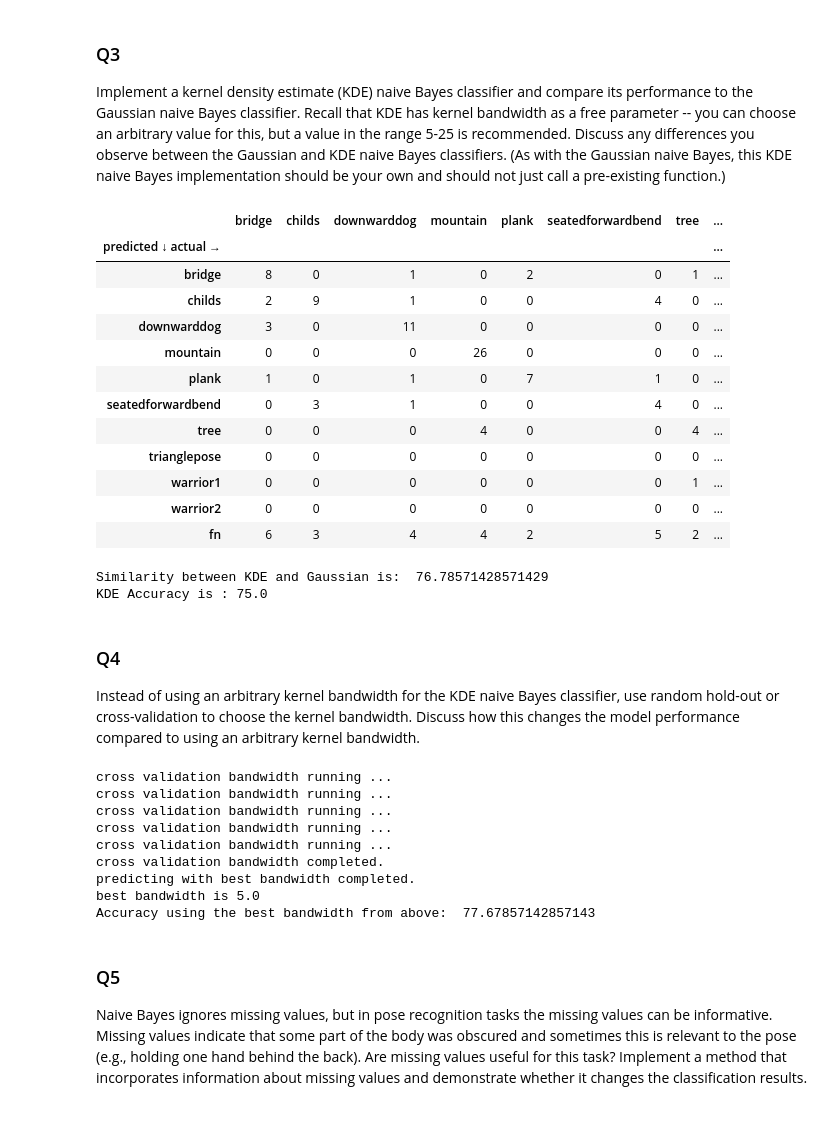
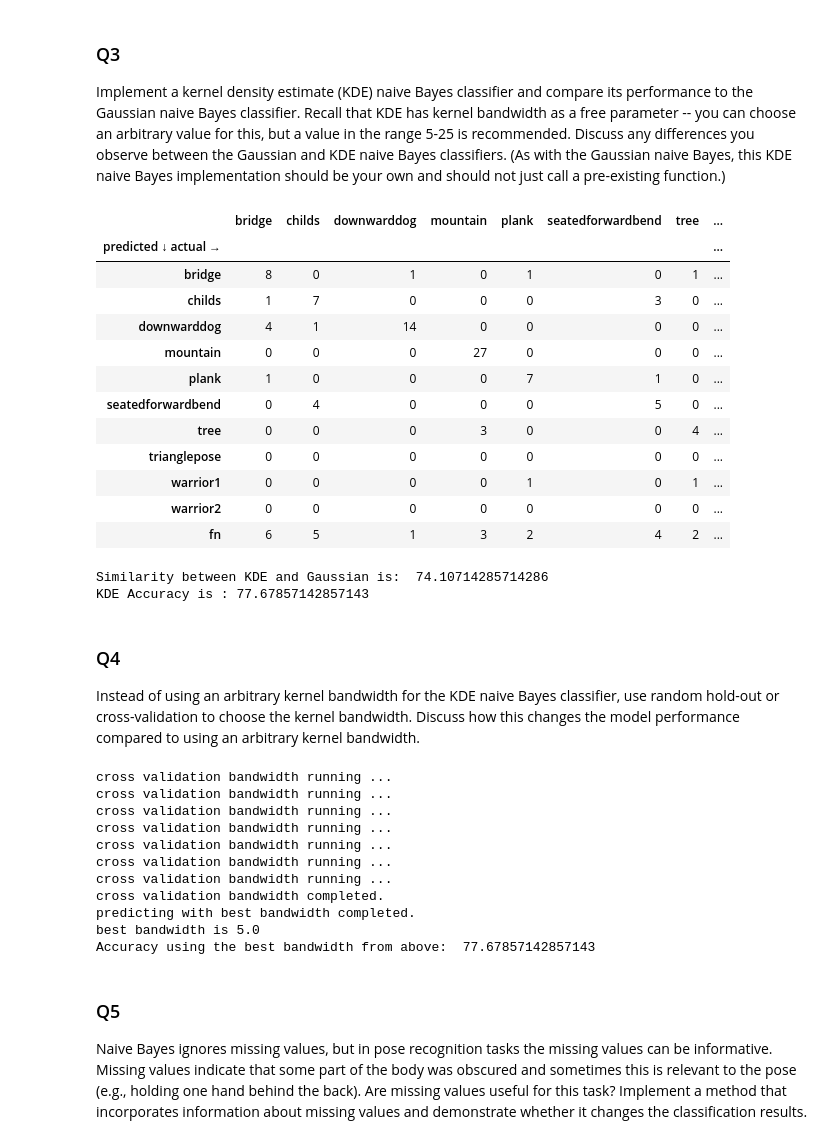
Before and after one commit to pbudiman/GaussianNaiveBayes, a Jupyter notebook: COMP30027_2021_assignment1_template.ipynb, the cells around one changed output. Saved outputs shown, nothing was run; the diff lists cells and outputs as text; code cells hidden in the pictures.

```diff
--- a/COMP30027_2021_assignment1_template.ipynb
+++ b/COMP30027_2021_assignment1_template.ipynb
@@ -452,47 +452,47 @@ def predict_kde(bandwidth,test_attr_vals_q3,class_dict):
         predicted_classes.append(max_prob_class)
 
     return predicted_classes
 
 def kde_vs_gaussian(predicted_kde, predicted_gaussian):
     same = 0
     for i in range(len(predicted_kde)):
         if (predicted_kde[i] == predicted_gaussian[i]):
             same += 1
     return (same/len(predicted_kde))*100
 
 test_attr_vals_q3=[]
 test_actual_class_q3=[]
 
 # open testing file & store data
 test_filename = "COMP30027_2021_assignment1_data/test.csv"
 open_train_file(test_attr_vals_q3,test_actual_class_q3,test_filename)
 remove_missing_values(test_attr_vals_q3)
 
-predicted = predict_kde(10,test_attr_vals_q3,class_dict)
+predicted = predict_kde(5,test_attr_vals_q3,class_dict)
 accuracy_kde = evaluate(test_actual_class_q3, predicted)
 difference_kde_gaussian = kde_vs_gaussian(predicted, predicted_classes)
 
 display(confusion_matrix(predicted, test_actual_class_q3, class_dict))
 
 print("Similarity between KDE and Gaussian is: ", difference_kde_gaussian)
 
 print("KDE Accuracy is :",accuracy_kde)
 # %% [output]
 |  | bridge | childs | downwarddog | mountain | plank | seatedforwardbend | tree | ... |
 | predicted ↓ actual → |  |  |  |  |  |  |  | ... |
-| bridge | 8 | 0 | 1 | 0 | 2 | 0 | 1 | ... |
-| childs | 2 | 9 | 1 | 0 | 0 | 4 | 0 | ... |
-| downwarddog | 3 | 0 | 11 | 0 | 0 | 0 | 0 | ... |
-| mountain | 0 | 0 | 0 | 26 | 0 | 0 | 0 | ... |
-| plank | 1 | 0 | 1 | 0 | 7 | 1 | 0 | ... |
-| seatedforwardbend | 0 | 3 | 1 | 0 | 0 | 4 | 0 | ... |
-| tree | 0 | 0 | 0 | 4 | 0 | 0 | 4 | ... |
+| bridge | 8 | 0 | 1 | 0 | 1 | 0 | 1 | ... |
+| childs | 1 | 7 | 0 | 0 | 0 | 3 | 0 | ... |
+| downwarddog | 4 | 1 | 14 | 0 | 0 | 0 | 0 | ... |
+| mountain | 0 | 0 | 0 | 27 | 0 | 0 | 0 | ... |
+| plank | 1 | 0 | 0 | 0 | 7 | 1 | 0 | ... |
+| seatedforwardbend | 0 | 4 | 0 | 0 | 0 | 5 | 0 | ... |
+| tree | 0 | 0 | 0 | 3 | 0 | 0 | 4 | ... |
 | trianglepose | 0 | 0 | 0 | 0 | 0 | 0 | 0 | ... |
-| warrior1 | 0 | 0 | 0 | 0 | 0 | 0 | 1 | ... |
+| warrior1 | 0 | 0 | 0 | 0 | 1 | 0 | 1 | ... |
 | warrior2 | 0 | 0 | 0 | 0 | 0 | 0 | 0 | ... |
-| fn | 6 | 3 | 4 | 4 | 2 | 5 | 2 | ... |
+| fn | 6 | 5 | 1 | 3 | 2 | 4 | 2 | ... |
-Similarity between KDE and Gaussian is:  76.78571428571429
-KDE Accuracy is : 75.0
+Similarity between KDE and Gaussian is:  74.10714285714286
+KDE Accuracy is : 77.67857142857143
 # %% [markdown]
 ### Q4
 
@@ -516,7 +516,7 @@ def cross_val_bandwidth(class_dict_q4,class_count_dict_q4,train_attr_vals_q4,tra
     bandwidth_min=5
     bandwidth_max=26
 
-    kf = KFold(n_splits=5, random_state=1,shuffle=True)
+    kf = KFold(n_splits=7, random_state=1,shuffle=True)
 
     # store the bandwidth which results in the highest probability for each partition
     kf_bandwidth_max=[]
@@ -535,7 +535,7 @@ def cross_val_bandwidth(class_dict_q4,class_count_dict_q4,train_attr_vals_q4,tra
         diff_bandwidth_accuracy = defaultdict()
 
         # try few different bandwidths for each partition
-        for i in range(bandwidth_min,bandwidth_max,10):
+        for i in range(bandwidth_min,bandwidth_max,5):
             predicted = predict_kde(i,k_test_ins,class_dict_q4)
             accuracy_kde = evaluate(k_test_class, predicted)
             diff_bandwidth_accuracy[i] = accuracy_kde
@@ -580,6 +580,8 @@ accuracy_kde = evaluate(test_actual_class_q4, predicted)
 
 print("Accuracy using the best bandwidth from above: ",accuracy_kde)
 # %% [output]
+cross validation bandwidth running ...
+cross validation bandwidth running ...
 cross validation bandwidth running ...
 cross validation bandwidth running ...
 cross validation bandwidth running ...
```
Also changed, not shown: 2 other files.
